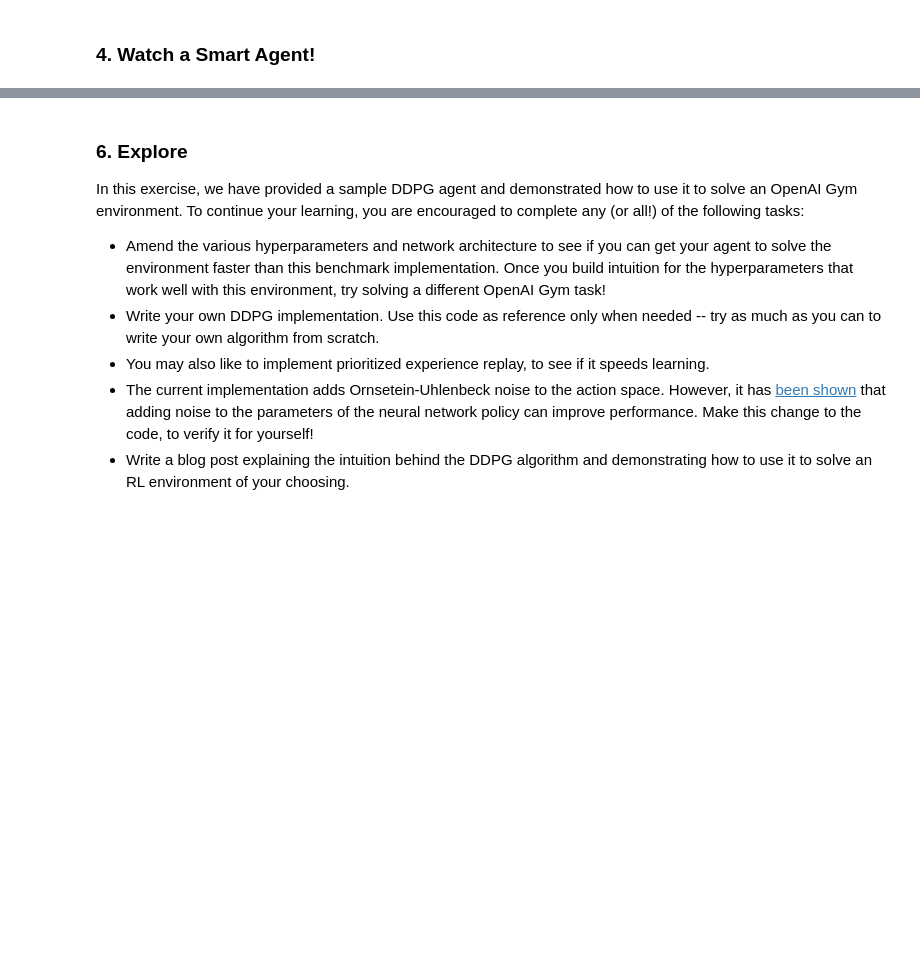
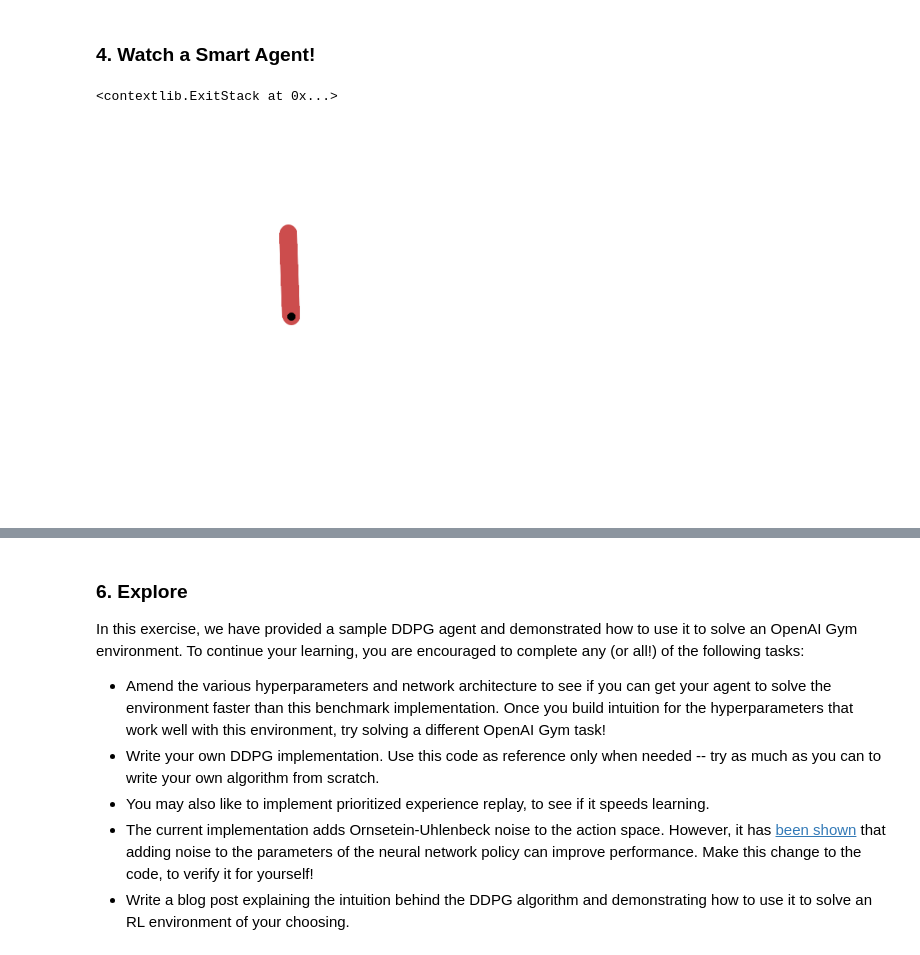
Before and after one commit to jwaltner/ddpg-pendulum, a Jupyter notebook: DDPG.ipynb, the cells around one changed output, grey strips where cells are left out. Saved outputs shown, nothing was run; the diff lists cells and outputs as text; code cells hidden in the pictures; blank space fills up the shorter version.

```diff
--- a/DDPG.ipynb
+++ b/DDPG.ipynb
@@ -89,0 +105,14 @@ env.close()
+# %%
+# should already be installed in my docker file
+# !python -m pip install pyvirtualdisplay
+from pyvirtualdisplay import Display
+display = Display(visible=0, size=(1400, 900))
+display.start()
+
+is_ipython = 'inline' in plt.get_backend()
+if is_ipython:
+    from IPython import display
+
+plt.ion()
+# %% [output]
+<contextlib.ExitStack at 0x...>
@@ -89,0 +122,42 @@ env.close()
+# %%
+# my model
+# actor fc1 = 10
+# actor fc2 = 10
+# critic fc1 = 10
+# critic fc2 = 10
+agent.actor_local.load_state_dict(torch.load('checkpoint_actor.pth'))
+agent.critic_local.load_state_dict(torch.load('checkpoint_critic.pth'))
+
+# # previously trained model
+# agent.actor_local.load_state_dict(torch.load('./trained-model/checkpoint_actor.pth'))
+# agent.critic_local.load_state_dict(torch.load('./trained-model/checkpoint_critic.pth'))
+
+# state = env.reset()
+state, _ = env.reset()
+
+# img = plt.imshow(env.render(mode='rgb_array'))
+img = plt.imshow(env.render())
+
+for t in range(1000):
+    # Note... while trained with a noise_factor of 1.0, it can only handle a noise
+    #         factor of 0.45 with actor fc20 critic fc50
+    action = agent.act(state, add_noise=True, noise_factor=0.45)
+
+    #
+    # save to output
+    #
+    # env.render()
+    # img.set_data(env.render(mode='rgb_array'))
+    img.set_data(env.render())
+    plt.axis('off')
+    display.display(plt.gcf())
+    display.clear_output(wait=True)
+
+    # state, reward, done, _ = env.step(action)
+    state, reward, done, _, _ = env.step(action)   # new gymnasium
+    if done:
+        break
+
+env.close()
+# %% [output]
+[figure, added]
```
Also changed, not shown: parts of 10 cells of this notebook, 9 other files.
